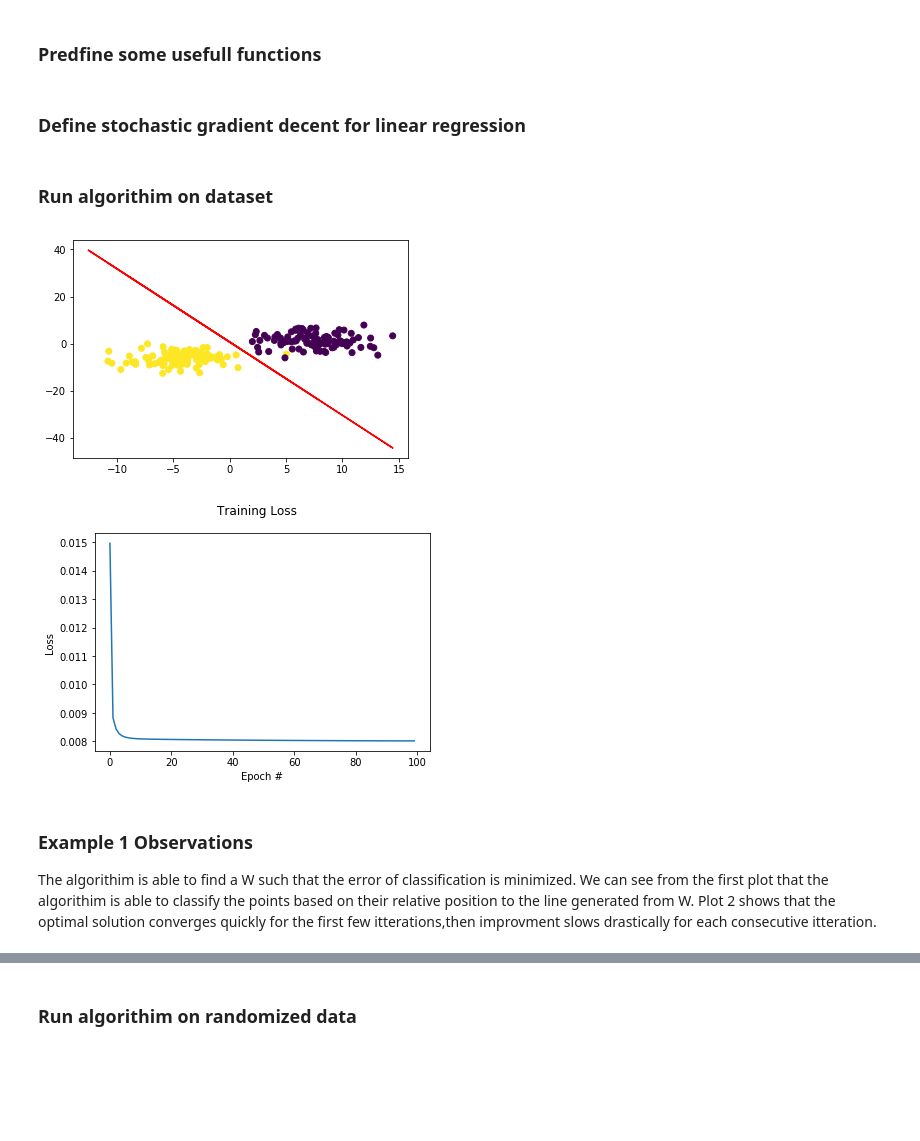
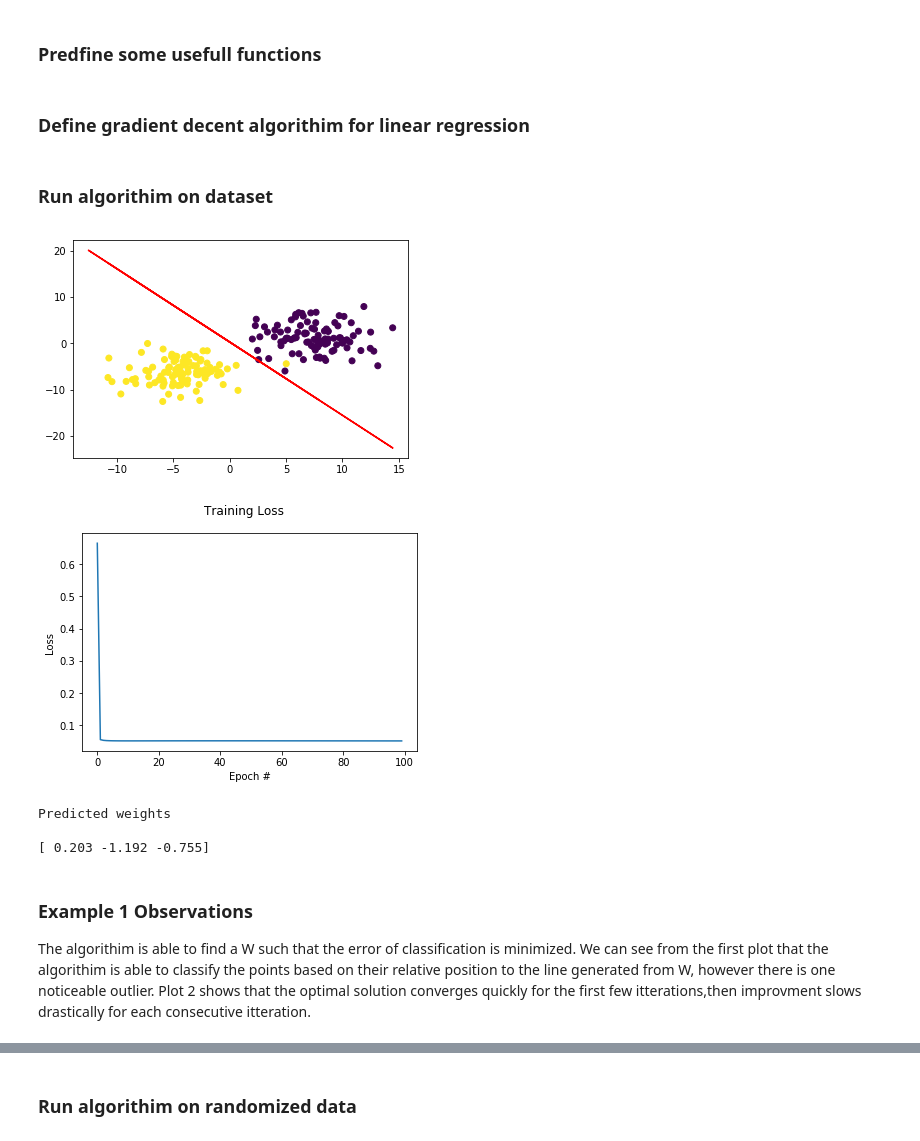
Before and after one commit to derpnallday/Minibatch_GD_Project, a Jupyter notebook: project.ipynb, the cells around one changed output, grey strips where cells are left out. Saved outputs shown, nothing was run; the diff lists cells and outputs as text; code cells hidden in the pictures; blank space fills up the shorter version.

```diff
--- a/project.ipynb
+++ b/project.ipynb
@@ -57,9 +87,9 @@ def next_batch(X, y, batchSize):
         # yield a tuple of the current batched data and labels
         yield (X[i:i + batchSize], y[i:i + batchSize])
 # %% [markdown]
-### Define stochastic gradient decent for linear regression
+### Define gradient decent algorithim for linear regression
 # %%
-def sgd_linear(X, y, epochs, batch_size, learning_rate):
+def mbd_linear(X, y, epochs, batch_size, learning_rate):
     '''
     Input:
     X    = set of features (what we use to predict)
@@ -69,8 +99,9 @@ def sgd_linear(X, y, epochs, batch_size, learning_rate):
     learning_rate = step size of a itteration
 
     Returns:
-    W = predicted coefficients of polynomial
+    W = predicted weights for discrimination line
     lossHist = loss fxn value at each step
+    X = X with bias vector added
     '''
 
     #merge bias into X vector
@@ -88,13 +119,13 @@ def sgd_linear(X, y, epochs, batch_size, learning_rate):
 
         #process batch
         for (batchX, batchY) in next_batch(X,y, batch_size):
-            #dot product of batch of features with weight
+            #apply weights to batch
             wBatch = batchX.dot(W)
 
-            #use activation function to classify value
+            #predict what class value is
             pred = sigmoid_activation(wBatch)
 
-            #find error difference from true dataset
+            #find error difference from actual classification
             error = pred - batchY
 
             #find total loss from sum of squares
@@ -115,37 +146,43 @@ def sgd_linear(X, y, epochs, batch_size, learning_rate):
 ### Run algorithim on dataset
 # %%
 # creates a set of n_samples of 2 different classifications
-(X, y) = make_blobs(n_samples=200, n_features=2, centers=2,
-                    cluster_std=2.5, random_state=25)
+# Y is either class 0 or 1
+(X, y) = make_blobs(n_samples=200, n_features=2, centers=2, cluster_std=2.5, random_state=25)
 
-#define inputs for algorithim
+#define some inputs for algorithim
 epochs = 100
-batch_size = 1
+batch_size = 8
 learning_rate = 0.1
 
 #run SGD algorithim
-W, lossHistory, X = sgd_linear(X, y, epochs, batch_size, learning_rate)
+W, lossHistory, X = mbd_linear(X, y, epochs, batch_size, learning_rate)
 
 #line of best fit using predicted weights
 Y = (-W[0] - (W[1] * X)) / W[2]
 
 # plot the original data along with our line of best fit
 plt.figure()
 plt.scatter(X[:, 1], X[:, 2], marker="o", c=y)
 plt.plot(X, Y, "r-")
 
 # plot loss overtime
 fig = plt.figure()
 plt.plot(np.arange(0, epochs), lossHistory)
 fig.suptitle("Training Loss")
 plt.xlabel("Epoch #")
 plt.ylabel("Loss")
 plt.show()
+
+print("Predicted weights\n")
+print(W)
 # %% [output]
-[figure, old version]
+[figure, new version]
-[figure, old version]
+[figure, new version]
+Predicted weights
+
+[ 0.203 -1.192 -0.755]
 # %% [markdown]
 ### Example 1 Observations
 
-The algorithim is able to find a W such that the error of classification is minimized. We can see from the first plot that the algorithim is able to classify the points based on their relative position to the line generated from W. Plot 2 shows that the optimal solution converges quickly for the first few itterations,then improvment slows drastically for each consecutive itteration.
+The algorithim is able to find a W such that the error of classification is minimized. We can see from the first plot that the algorithim is able to classify the points based on their relative position to the line generated from W, however there is one noticeable outlier. Plot 2 shows that the optimal solution converges quickly for the first few itterations,then improvment slows drastically for each consecutive itteration.
 # %% [markdown]
```
Also changed, not shown: parts of 12 cells of this notebook, 9 other files.
